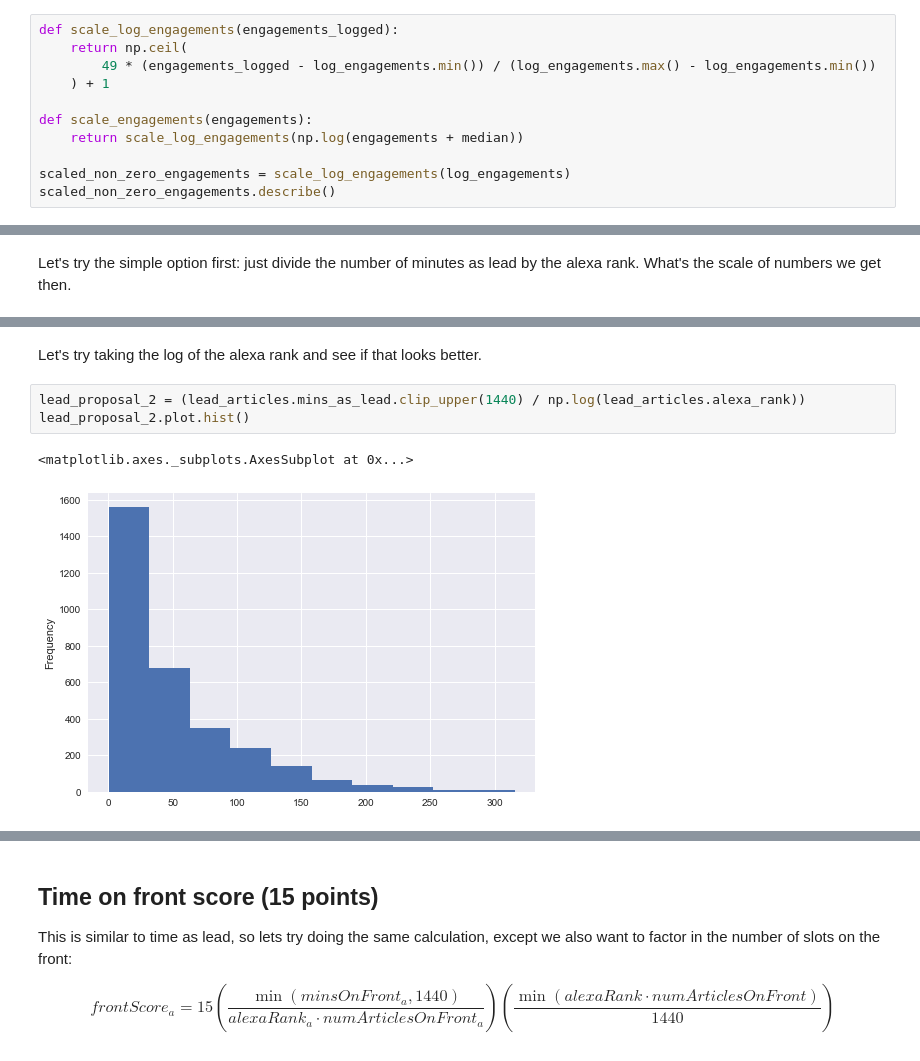
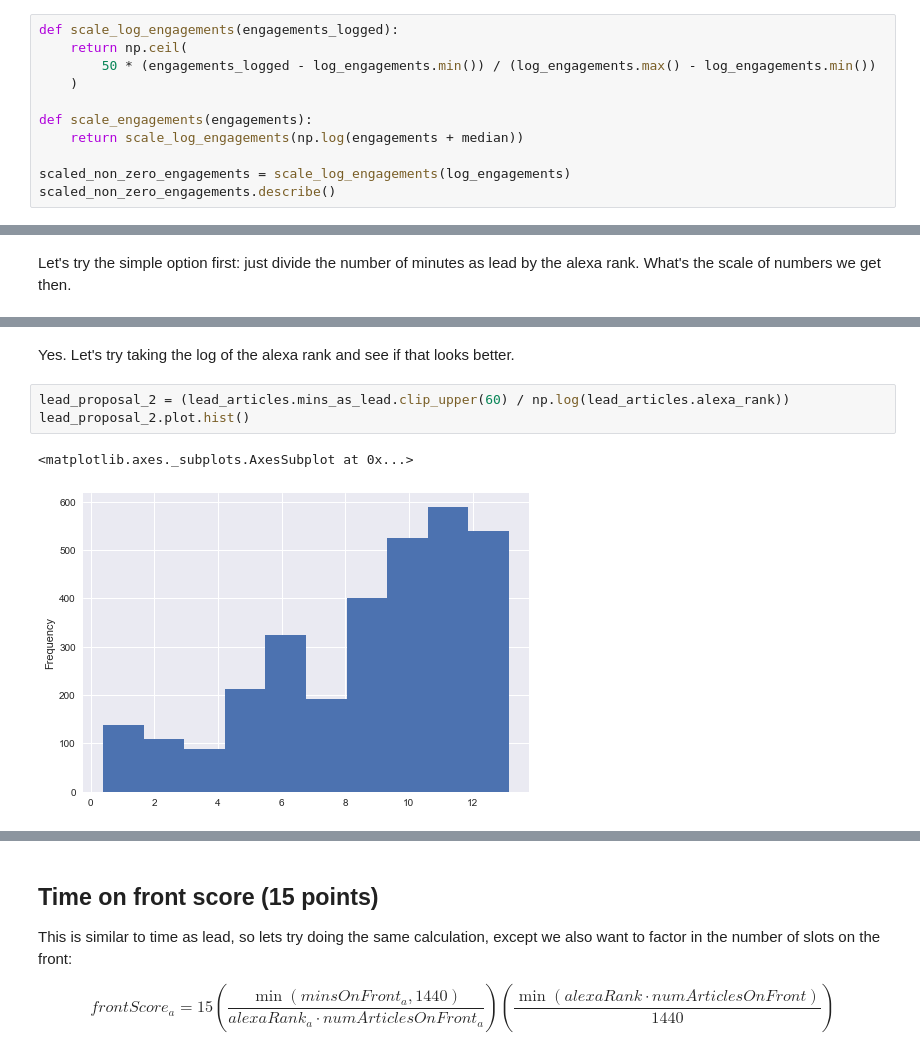
Before and after one commit to kaleida/attention-index, a Jupyter notebook: data/attention-index.ipynb, the cells around one changed output, grey strips where cells are left out. Saved outputs shown, nothing was run; the diff lists cells and outputs as text.

```diff
--- a/data/attention-index.ipynb
+++ b/data/attention-index.ipynb
@@ -176,8 +176,8 @@ Use standard feature scaling to bring that to a 1 to 50 range
 # %%
 def scale_log_engagements(engagements_logged):
     return np.ceil(
-        49 * (engagements_logged - log_engagements.min()) / (log_engagements.max() - log_engagements.min())
-    ) + 1
+        50 * (engagements_logged - log_engagements.min()) / (log_engagements.max() - log_engagements.min())
+    )
 
 def scale_engagements(engagements):
     return scale_log_engagements(np.log(engagements + median))
@@ -360,11 +386,11 @@ lead_proposal_1.groupby(data.publisher_id).mean().plot.bar(figsize=[10,5])
 # %% [markdown]
-Let's try taking the log of the alexa rank and see if that looks better.
+Yes. Let's try taking the log of the alexa rank and see if that looks better.
 # %%
-lead_proposal_2 = (lead_articles.mins_as_lead.clip_upper(1440) / np.log(lead_articles.alexa_rank))
+lead_proposal_2 = (lead_articles.mins_as_lead.clip_upper(60) / np.log(lead_articles.alexa_rank))
 lead_proposal_2.plot.hist()
 # %% [output]
 <matplotlib.axes._subplots.AxesSubplot at 0x...>
-[figure, old version]
+[figure, new version]
 # %%
 lead_proposal_2.groupby(data.publisher_id).describe()
 # %% [output]
```
Also changed, not shown: parts of 43 cells of this notebook, 1 other file.
